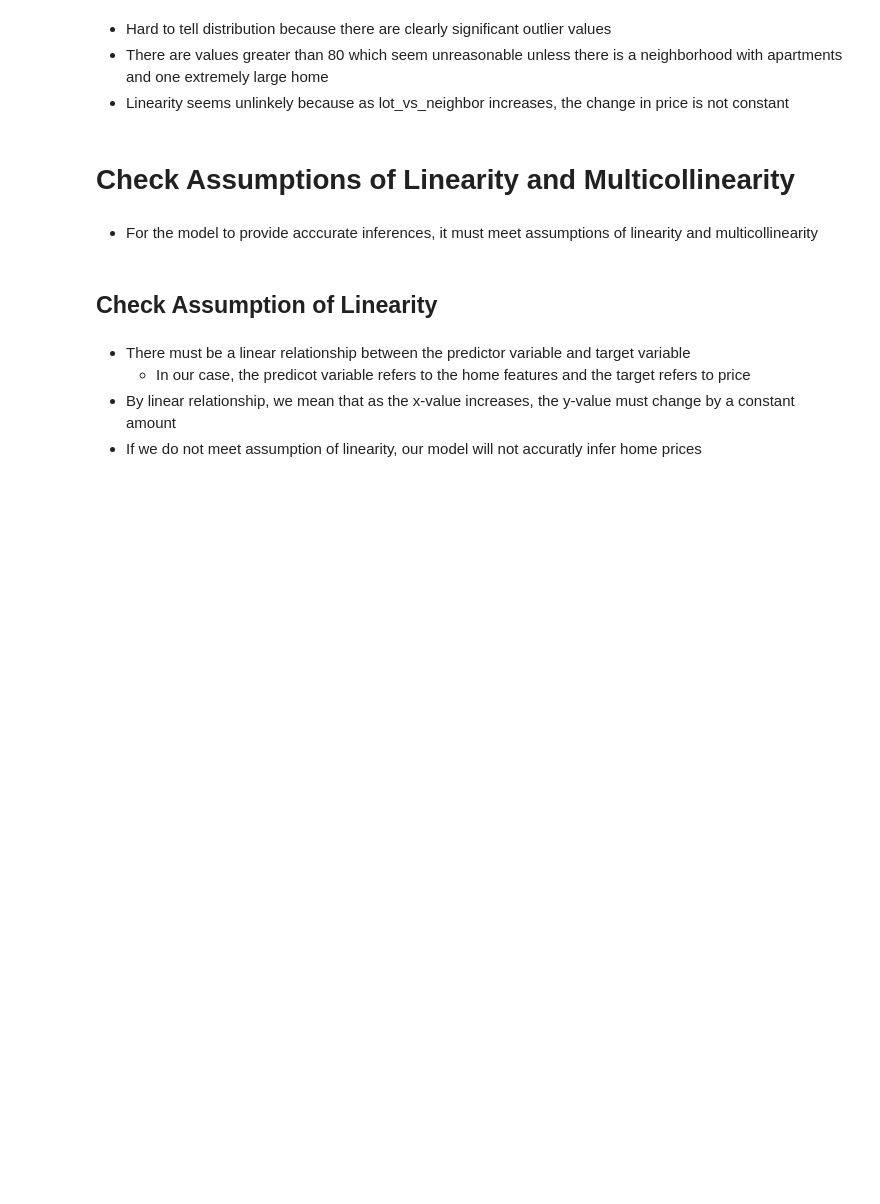
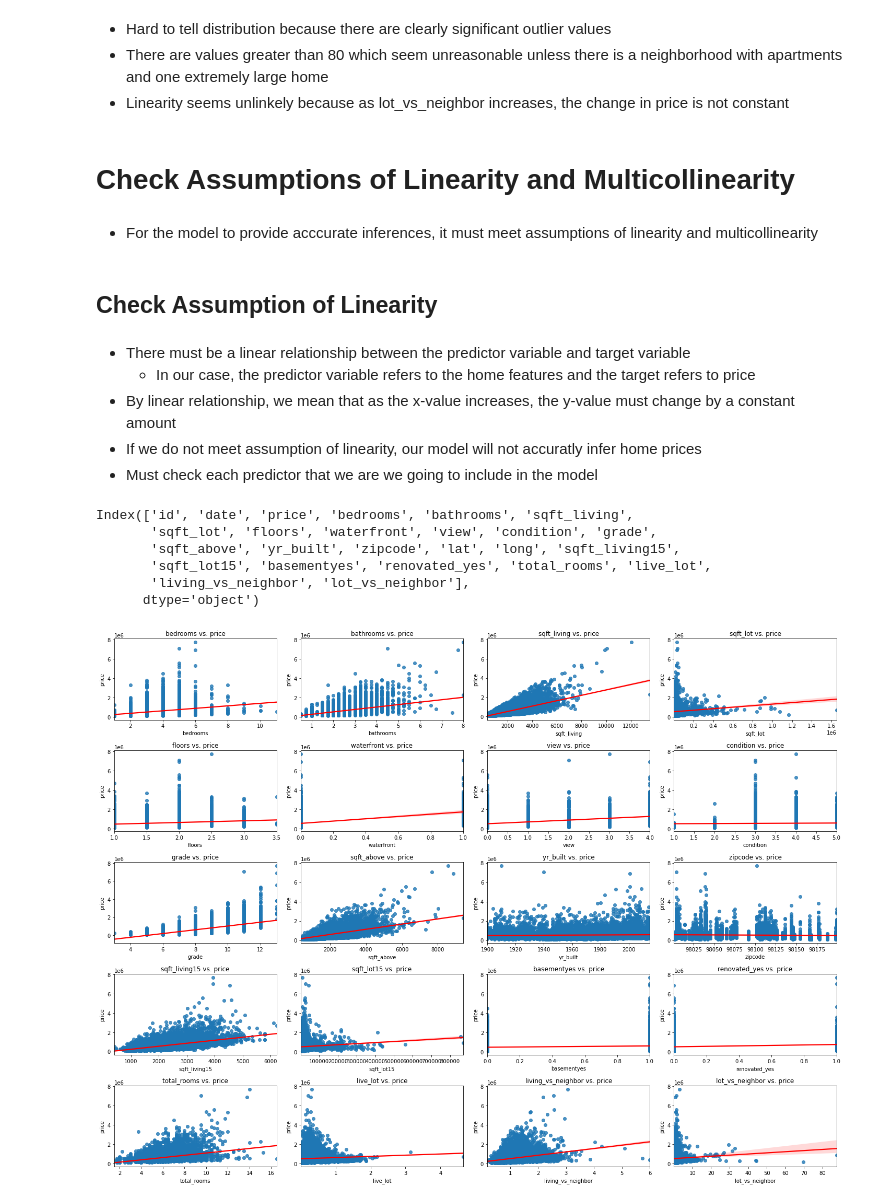
Before and after one commit to kuninethan95/dsc-phase-2-project, a Jupyter notebook: OSEMN ReOrg.ipynb, the cells around one changed output. Saved outputs shown, nothing was run; the diff lists cells and outputs as text; code cells hidden in the pictures; blank space fills up the shorter version.

```diff
--- a/OSEMN ReOrg.ipynb
+++ b/OSEMN ReOrg.ipynb
@@ -872,6 +872,49 @@ Std: 1.286
 ## Check Assumption of Linearity
 # %% [markdown]
 - There must be a linear relationship between the predictor variable and target variable
-    - In our case, the predicot variable refers to the home features and the target refers to price
+    - In our case, the predictor variable refers to the home features and the target refers to price
 - By linear relationship, we mean that as the x-value increases, the y-value must change by a constant amount
 - If we do not meet assumption of linearity, our model will not accuratly infer home prices
+- Must check each predictor that we are we going to include in the model
+# %%
+def lin_check(df, cols, ncols=4, figsize=(20,15)):
+    """
+    Produces regplot for each feature against price
+    """
+    if ncols%4==0:
+        fig, axes = plt.subplots(nrows=(len(cols)//ncols), ncols=ncols, figsize=figsize)
+        for ax, col in zip(axes.flatten(), cols):
+            sns.regplot(data=df, x=col, y='price', ax=ax, line_kws={'color': 'red'})
+            ax.set_title(f'{col} vs. price')
+        fig.tight_layout()
+    else:
+        fig, axes = plt.subplots(nrows=(len(cols)//ncols)+1, ncols=ncols, figsize=figsize)
+        for ax, col in zip(axes.flatten(), cols):
+            sns.regplot(data=df, x=col, y='price', ax=ax, line_kws={'color': 'red'})
+            ax.set_title(f'{col} vs. price')
+        fig.tight_layout()
+# %%
+df.columns
+# %% [output]
+Index(['id', 'date', 'price', 'bedrooms', 'bathrooms', 'sqft_living',
+       'sqft_lot', 'floors', 'waterfront', 'view', 'condition', 'grade',
+       'sqft_above', 'yr_built', 'zipcode', 'lat', 'long', 'sqft_living15',
+       'sqft_lot15', 'basementyes', 'renovated_yes', 'total_rooms', 'live_lot',
+       'living_vs_neighbor', 'lot_vs_neighbor'],
+      dtype='object')
+# %%
+# Choosing to remove latitude and longitude from predictor variables because zip code
+# is a sufficient proxy for location. Additionally, for matters of interpretability, it
+# will be easier for residents to understand zip code recommendations as opposed to lat/long
+
+cols_to_check = ['bedrooms', 'bathrooms', 'sqft_living',
+       'sqft_lot', 'floors', 'waterfront', 'view', 'condition', 'grade',
+       'sqft_above', 'yr_built', 'zipcode','sqft_living15',
+       'sqft_lot15', 'basementyes', 'renovated_yes', 'total_rooms', 'live_lot',
+       'living_vs_neighbor', 'lot_vs_neighbor']
+# %%
+# Checking for linearity between predictor values and price
+
+lin_check(df, cols_to_check)
+# %% [output]
+[figure, added]
```
Also changed, not shown: parts of 56 cells of this notebook.
